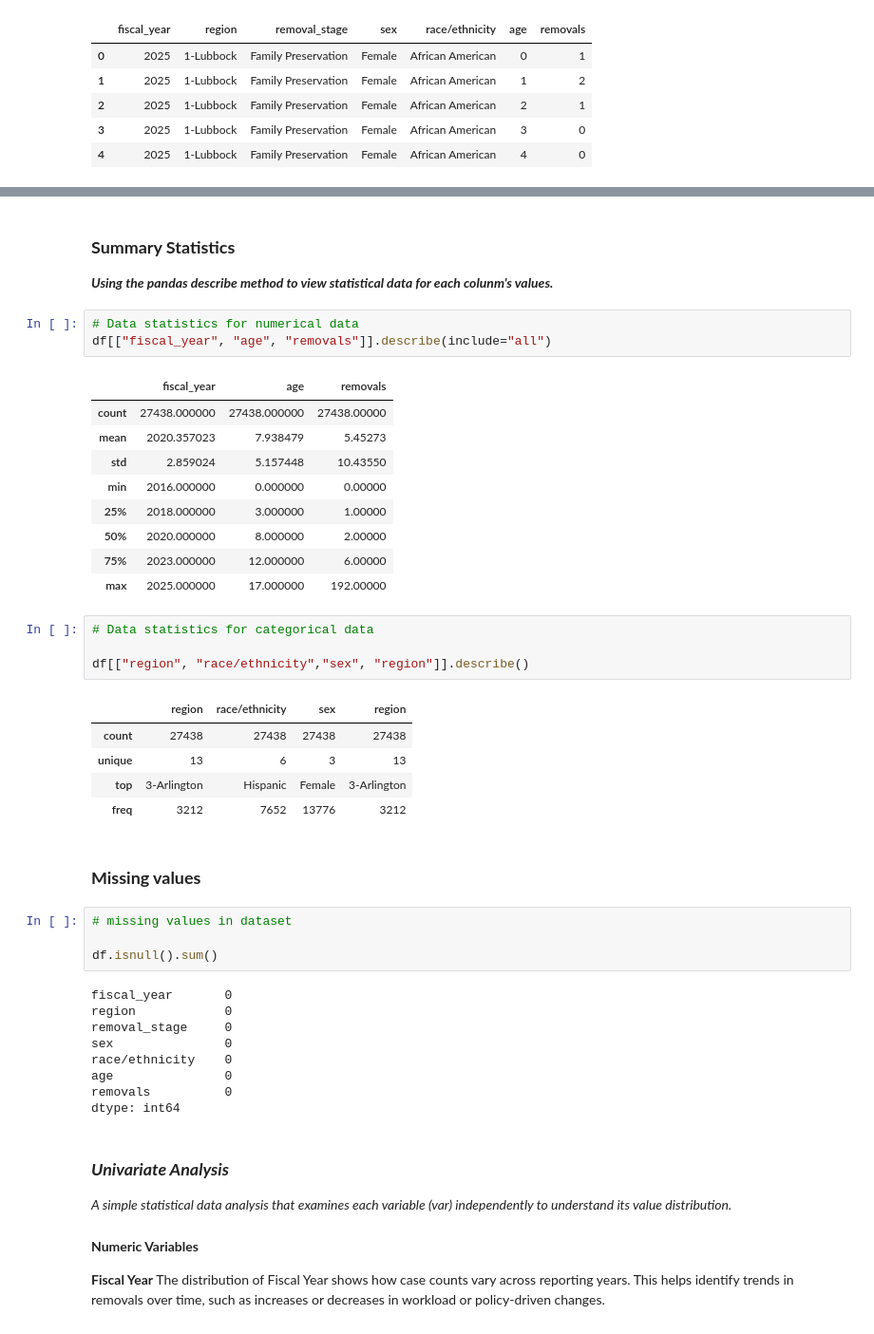
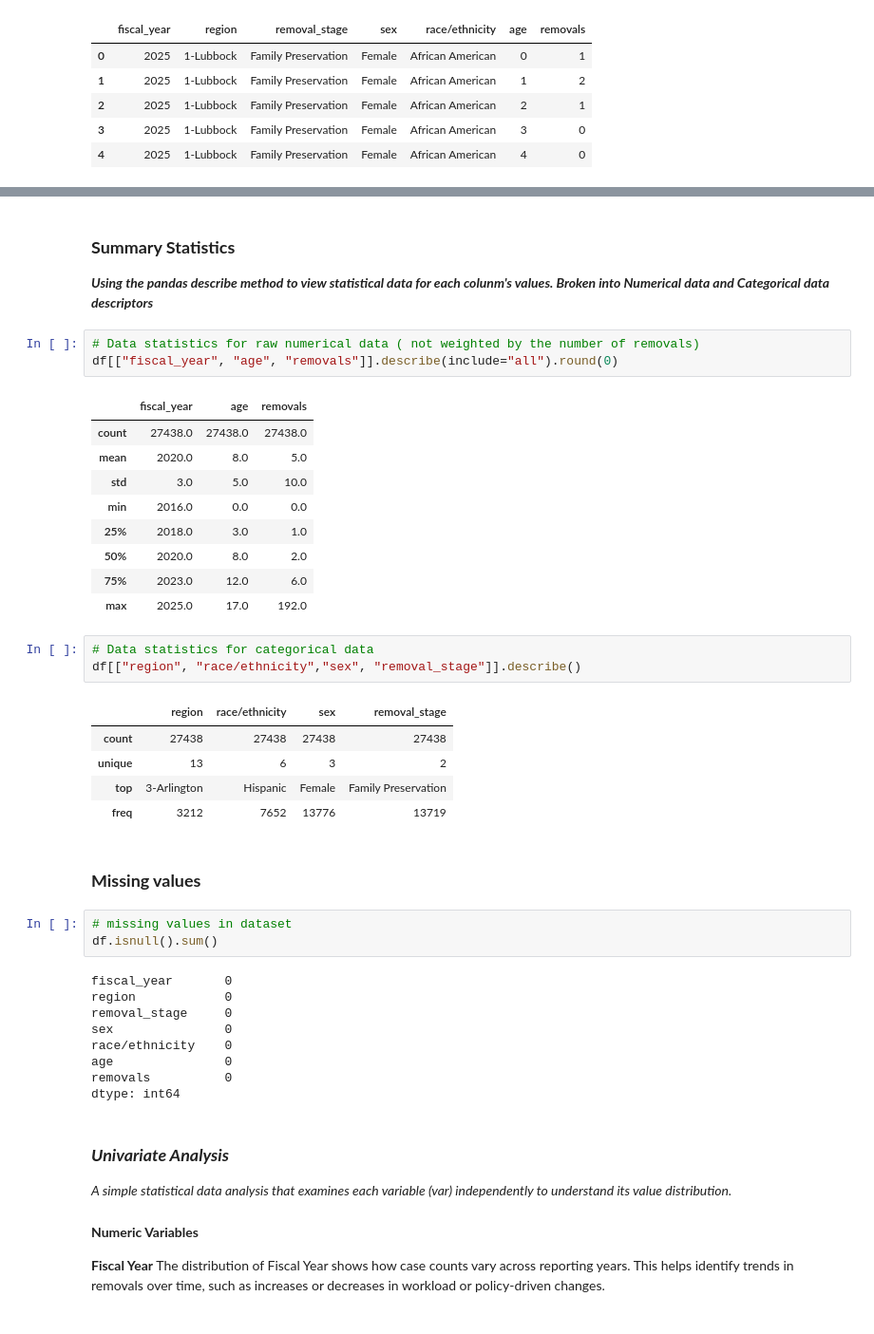
Before and after one commit to ahendrix83/data-analyst-portfolio, a Jupyter notebook: project1-eda/eda.ipynb, the cells around one changed output, grey strips where cells are left out. Shown at 95% size. Drawn from its saved outputs; the diff is of its cells as text.

```diff
--- a/project1-eda/eda.ipynb
+++ b/project1-eda/eda.ipynb
@@ -133,34 +151,32 @@ df.head()
 # %% [markdown]
 ### **Summary Statistics**
-***Using the pandas describe method to view statistical data for each colunm's values.***
+***Using the pandas describe method to view statistical data for each colunm's values. Broken into Numerical data and Categorical data descriptors***
 # %%
-# Data statistics for numerical data
-df[["fiscal_year", "age", "removals"]].describe(include="all")
+# Data statistics for raw numerical data ( not weighted by the number of removals)
+df[["fiscal_year", "age", "removals"]].describe(include="all").round(0)
 # %% [output]
 |  | fiscal_year | age | removals |
-| count | 27438.000000 | 27438.000000 | 27438.00000 |
-| mean | 2020.357023 | 7.938479 | 5.45273 |
-| std | 2.859024 | 5.157448 | 10.43550 |
-| min | 2016.000000 | 0.000000 | 0.00000 |
-| 25% | 2018.000000 | 3.000000 | 1.00000 |
-| 50% | 2020.000000 | 8.000000 | 2.00000 |
-| 75% | 2023.000000 | 12.000000 | 6.00000 |
-| max | 2025.000000 | 17.000000 | 192.00000 |
+| count | 27438.0 | 27438.0 | 27438.0 |
+| mean | 2020.0 | 8.0 | 5.0 |
+| std | 3.0 | 5.0 | 10.0 |
+| min | 2016.0 | 0.0 | 0.0 |
+| 25% | 2018.0 | 3.0 | 1.0 |
+| 50% | 2020.0 | 8.0 | 2.0 |
+| 75% | 2023.0 | 12.0 | 6.0 |
+| max | 2025.0 | 17.0 | 192.0 |
 # %%
 # Data statistics for categorical data
-
-df[["region", "race/ethnicity","sex", "region"]].describe()
+df[["region", "race/ethnicity","sex", "removal_stage"]].describe()
 # %% [output]
-|  | region | race/ethnicity | sex | region |
+|  | region | race/ethnicity | sex | removal_stage |
 | count | 27438 | 27438 | 27438 | 27438 |
-| unique | 13 | 6 | 3 | 13 |
-| top | 3-Arlington | Hispanic | Female | 3-Arlington |
-| freq | 3212 | 7652 | 13776 | 3212 |
+| unique | 13 | 6 | 3 | 2 |
+| top | 3-Arlington | Hispanic | Female | Family Preservation |
+| freq | 3212 | 7652 | 13776 | 13719 |
 # %% [markdown]
 ### **Missing values**
 # %%
 # missing values in dataset
-
 df.isnull().sum()
 # %% [output]
 fiscal_year       0
```
Also changed, not shown: parts of 27 cells of this notebook, 1 other file.
